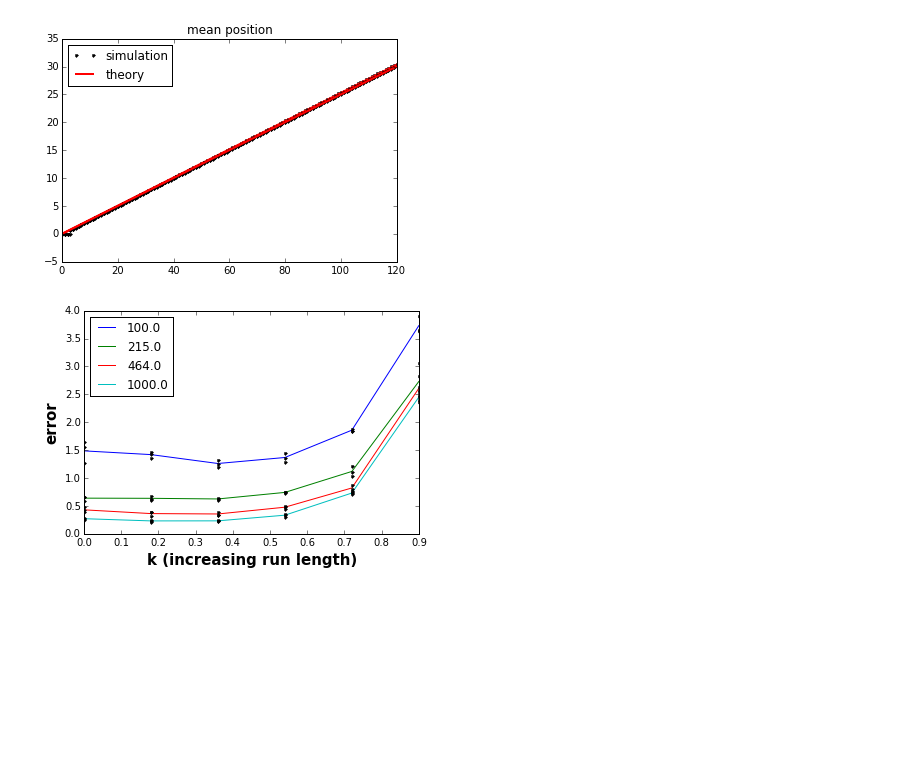
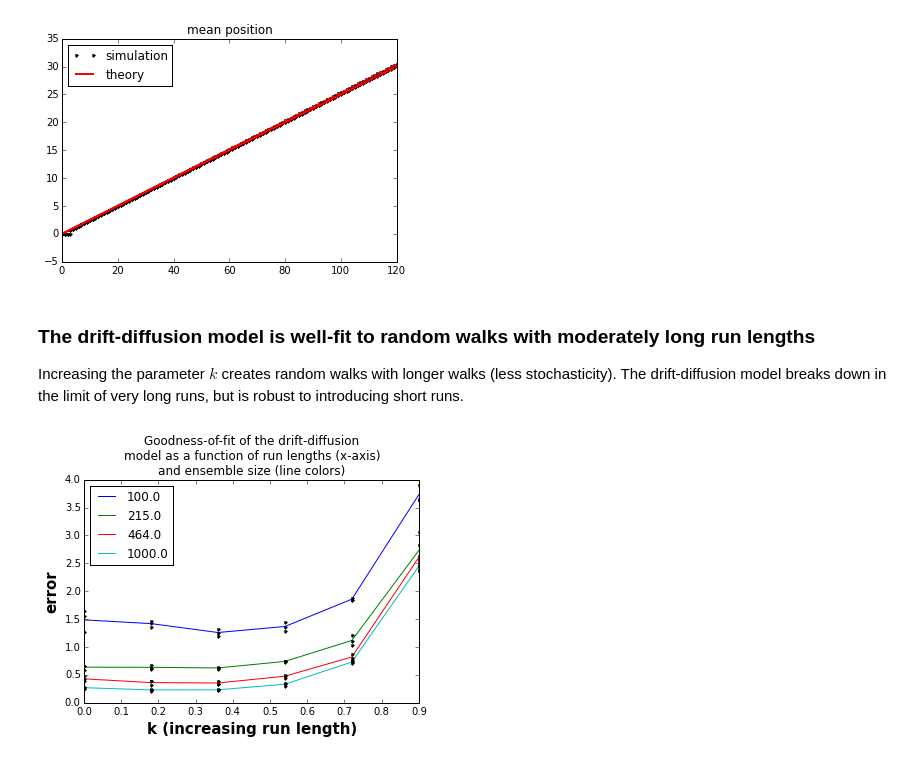
Before and after one commit to toleary/Williams-etal-Synaptic-Transport, a Jupyter notebook: code/01_model_schematic/final.ipynb, the cells around one changed output. Cells and saved outputs as stored; diff of their text form; code cells hidden in the pictures; blank space fills up the shorter version.

```diff
--- a/code/01_model_schematic/final.ipynb
+++ b/code/01_model_schematic/final.ipynb
@@ -317,6 +335,10 @@ plt.show()
 # %% [output]
 [figure]
 [figure]
+# %% [markdown]
+### The drift-diffusion model is well-fit to random walks with moderately long run lengths
+
+Increasing the parameter $k$ creates random walks with longer walks (less stochasticity). The drift-diffusion model breaks down in the limit of very long runs, but is robust to introducing short runs.
 # %%
 ## Characterize how well the model does as a function of run length and ensemble size
 klevels2 = linspace(0,0.9,6)
@@ -346,13 +368,14 @@ for i,k in enumerate(klevels2):
 # %%
 plt.figure()
 for i in range(len(ensemble_size)):
     plt.plot(klevels2,mean(error[:,i,:],axis=1),'-')
 for i in range(len(ensemble_size)):
     for r in range(nreplicates):
         plt.plot(klevels2,error[:,i,r],'.k')
 plt.legend(ensemble_size,loc='best')
 plt.xlabel('k (increasing run length)',fontweight='bold',fontsize=15)
 plt.ylabel('error',fontweight='bold',fontsize=15)
+plt.title('Goodness-of-fit of the drift-diffusion\nmodel as a function of run lengths (x-axis)\nand ensemble size (line colors)')
 plt.show()
 # %% [output]
-[figure, old version]
+[figure, new version]
```
Also changed, not shown: parts of 9 cells of this notebook.
